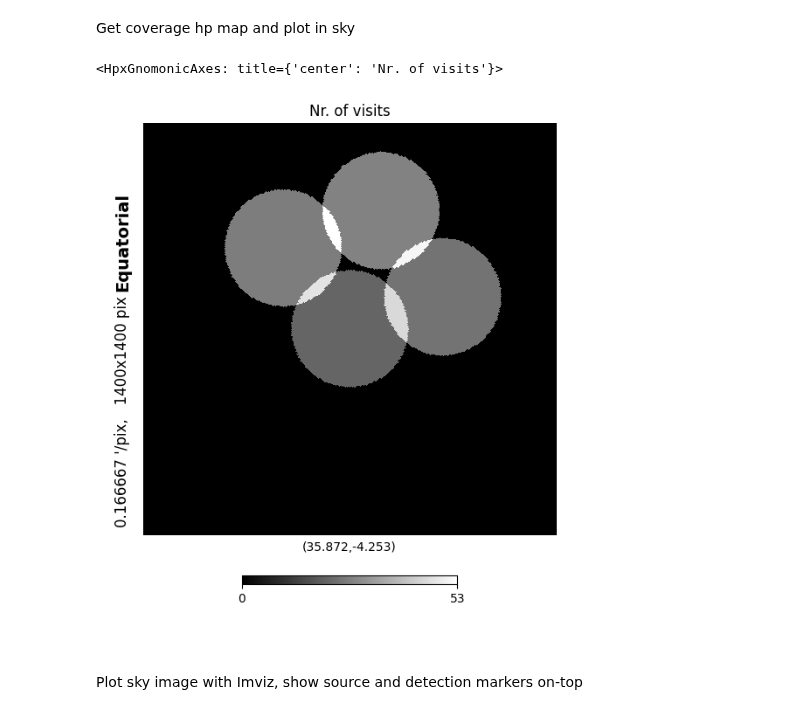
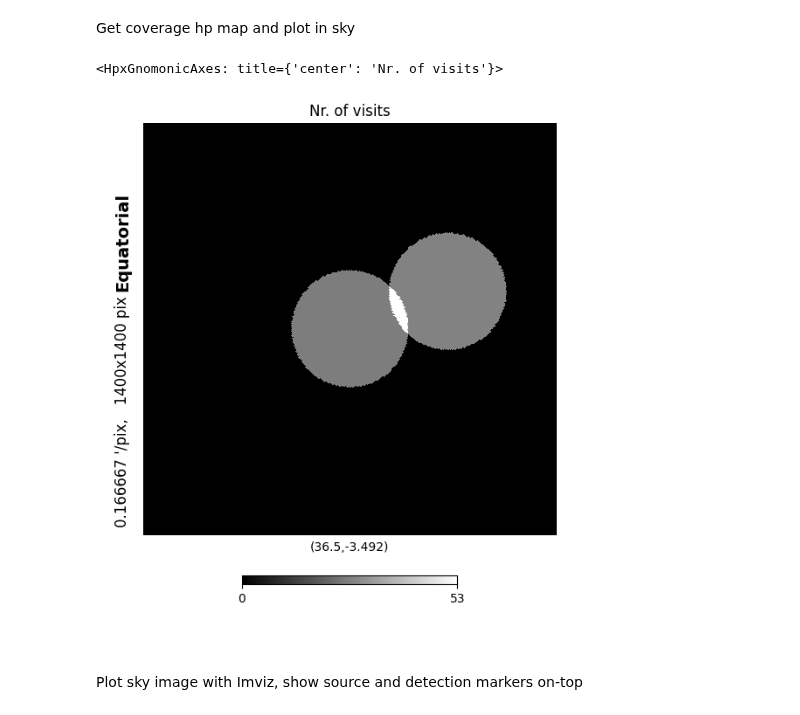
Before and after one commit to rbuehler/vasca, a Jupyter notebook: vasca/examples/vasca_pipe_result_analysis.ipynb, the cells around one changed output. Saved outputs shown, nothing was run; the diff lists cells and outputs as text; code cells hidden in the pictures.

```diff
--- a/vasca/examples/vasca_pipe_result_analysis.ipynb
+++ b/vasca/examples/vasca_pipe_result_analysis.ipynb
@@ -71,10 +72,10 @@ if plot_field:
 Get coverage hp map and plot in sky
 # %%
 rg.add_coverage_hp(nside=4096)
-vvis.plot_region_sky_gnomeview(rg,rg.tt_fields[3]["ra"],rg.tt_fields[3]["dec"])
+vvis.plot_region_sky_gnomeview(rg,rg.tt_fields[1]["ra"],rg.tt_fields[1]["dec"])
 # %% [output]
 <HpxGnomonicAxes: title={'center': 'Nr. of visits'}>
-[figure, old version]
+[figure, new version]
 # %% [markdown]
 Plot sky image with Imviz, show source and detection markers on-top
 # %%
```
Also changed, not shown: parts of 8 cells of this notebook, 3 other files.
